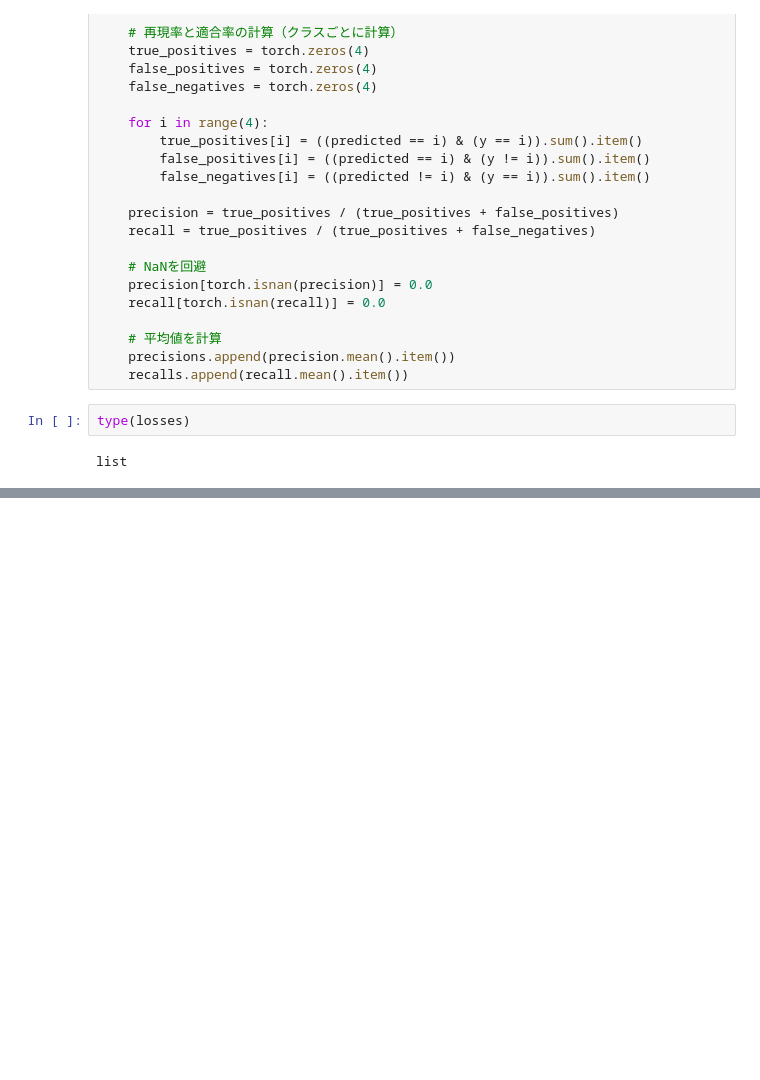
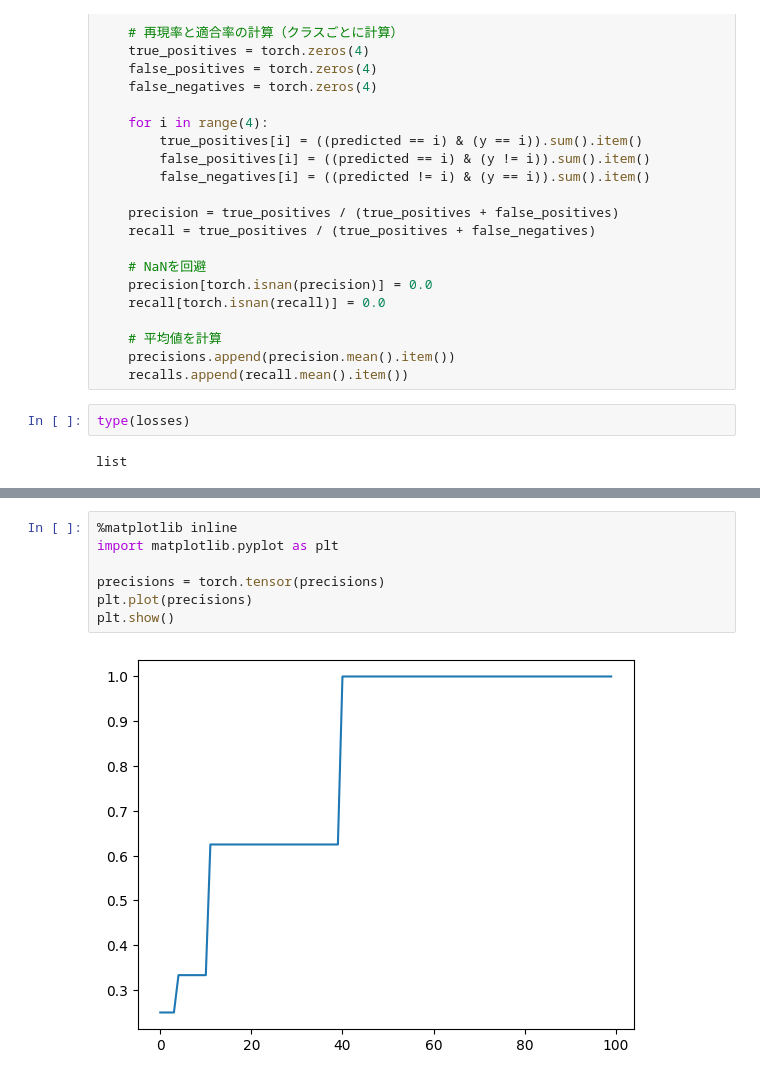
Before and after one commit to kagami-tsukimura/pytorch-deeplearning, a Jupyter notebook: 1_fnn/data.ipynb, the cells around one changed output, grey strips where cells are left out. Cells and saved outputs as stored; diff of their text form; blank space fills up the shorter version.

```diff
--- a/1_fnn/data.ipynb
+++ b/1_fnn/data.ipynb
@@ -224,0 +224,9 @@ plt.show()
+# %%
+%matplotlib inline
+import matplotlib.pyplot as plt
+
+precisions = torch.tensor(precisions)
+plt.plot(precisions)
+plt.show()
+# %% [output]
+[figure, added]
```
Also changed, not shown: parts of 8 cells of this notebook.
